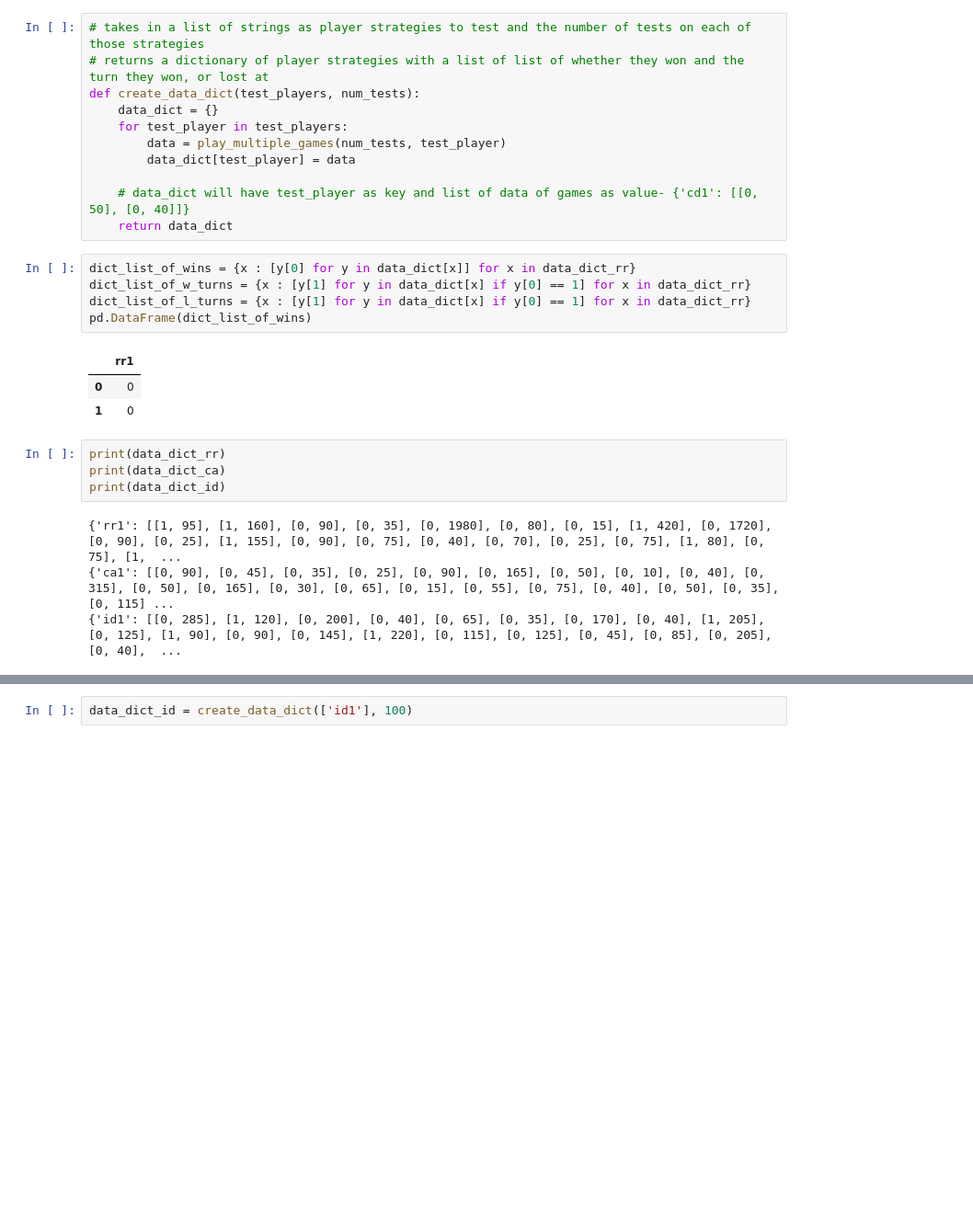
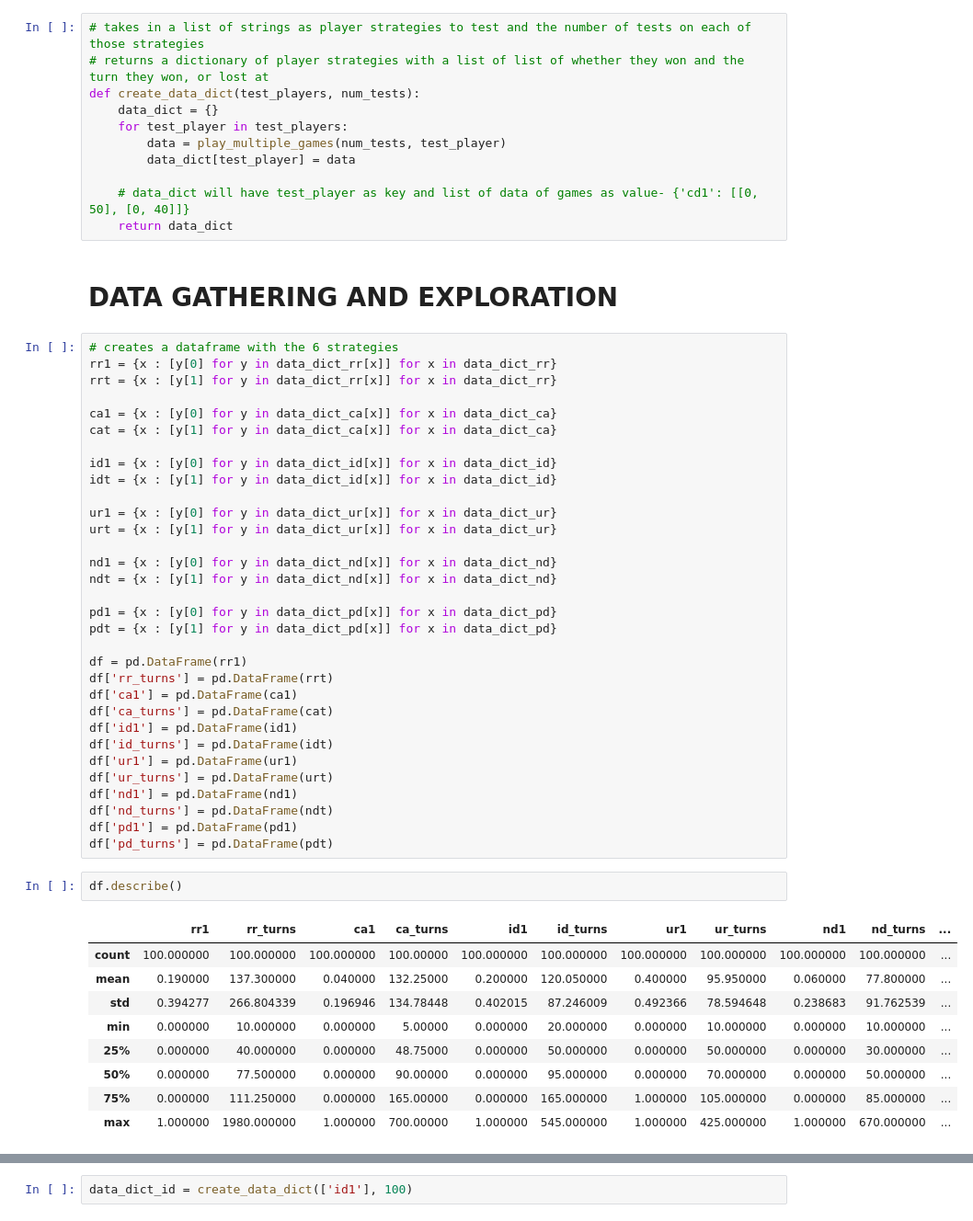
Before and after one commit to Trevor-McLemore/risk_analysis, a Jupyter notebook: risk.ipynb, the cells around one changed output, grey strips where cells are left out. Shown: that part at 92% size. Drawn from its saved outputs; the diff is of its cells as text; blank space fills up the shorter version.

```diff
--- a/risk.ipynb
+++ b/risk.ipynb
@@ -729,20 +729,49 @@ def create_data_dict(test_players, num_tests):
 
     # data_dict will have test_player as key and list of data of games as value- {'cd1': [[0, 50], [0, 40]]}
     return data_dict
-# %%
-dict_list_of_wins = {x : [y[0] for y in data_dict[x]] for x in data_dict_rr}
-dict_list_of_w_turns = {x : [y[1] for y in data_dict[x] if y[0] == 1] for x in data_dict_rr}
-dict_list_of_l_turns = {x : [y[1] for y in data_dict[x] if y[0] == 1] for x in data_dict_rr}
-pd.DataFrame(dict_list_of_wins)
-# %% [output]
-|  | rr1 |
-| 0 | 0 |
-| 1 | 0 |
-# %%
-print(data_dict_rr)
-print(data_dict_ca)
-print(data_dict_id)
-# %% [output]
-{'rr1': [[1, 95], [1, 160], [0, 90], [0, 35], [0, 1980], [0, 80], [0, 15], [1, 420], [0, 1720], [0, 90], [0, 25], [1, 155], [0, 90], [0, 75], [0, 40], [0, 70], [0, 25], [0, 75], [1, 80], [0, 75], [1,  ...
-{'ca1': [[0, 90], [0, 45], [0, 35], [0, 25], [0, 90], [0, 165], [0, 50], [0, 10], [0, 40], [0, 315], [0, 50], [0, 165], [0, 30], [0, 65], [0, 15], [0, 55], [0, 75], [0, 40], [0, 50], [0, 35], [0, 115] ...
-{'id1': [[0, 285], [1, 120], [0, 200], [0, 40], [0, 65], [0, 35], [0, 170], [0, 40], [1, 205], [0, 125], [1, 90], [0, 90], [0, 145], [1, 220], [0, 115], [0, 125], [0, 45], [0, 85], [0, 205], [0, 40],  ...
+# %% [markdown]
+# DATA GATHERING AND EXPLORATION
+# %%
+# creates a dataframe with the 6 strategies
+rr1 = {x : [y[0] for y in data_dict_rr[x]] for x in data_dict_rr}
+rrt = {x : [y[1] for y in data_dict_rr[x]] for x in data_dict_rr}
+
+ca1 = {x : [y[0] for y in data_dict_ca[x]] for x in data_dict_ca}
+cat = {x : [y[1] for y in data_dict_ca[x]] for x in data_dict_ca}
+
+id1 = {x : [y[0] for y in data_dict_id[x]] for x in data_dict_id}
+idt = {x : [y[1] for y in data_dict_id[x]] for x in data_dict_id}
+
+ur1 = {x : [y[0] for y in data_dict_ur[x]] for x in data_dict_ur}
+urt = {x : [y[1] for y in data_dict_ur[x]] for x in data_dict_ur}
+
+nd1 = {x : [y[0] for y in data_dict_nd[x]] for x in data_dict_nd}
+ndt = {x : [y[1] for y in data_dict_nd[x]] for x in data_dict_nd}
+
+pd1 = {x : [y[0] for y in data_dict_pd[x]] for x in data_dict_pd}
+pdt = {x : [y[1] for y in data_dict_pd[x]] for x in data_dict_pd}
+
+df = pd.DataFrame(rr1)
+df['rr_turns'] = pd.DataFrame(rrt)
+df['ca1'] = pd.DataFrame(ca1)
+df['ca_turns'] = pd.DataFrame(cat)
+df['id1'] = pd.DataFrame(id1)
+df['id_turns'] = pd.DataFrame(idt)
+df['ur1'] = pd.DataFrame(ur1)
+df['ur_turns'] = pd.DataFrame(urt)
+df['nd1'] = pd.DataFrame(nd1)
+df['nd_turns'] = pd.DataFrame(ndt)
+df['pd1'] = pd.DataFrame(pd1)
+df['pd_turns'] = pd.DataFrame(pdt)
+# %%
+df.describe()
+# %% [output]
+|  | rr1 | rr_turns | ca1 | ca_turns | id1 | id_turns | ur1 | ur_turns | nd1 | nd_turns | ... |
+| count | 100.000000 | 100.000000 | 100.000000 | 100.00000 | 100.000000 | 100.000000 | 100.000000 | 100.000000 | 100.000000 | 100.000000 | ... |
+| mean | 0.190000 | 137.300000 | 0.040000 | 132.25000 | 0.200000 | 120.050000 | 0.400000 | 95.950000 | 0.060000 | 77.800000 | ... |
+| std | 0.394277 | 266.804339 | 0.196946 | 134.78448 | 0.402015 | 87.246009 | 0.492366 | 78.594648 | 0.238683 | 91.762539 | ... |
+| min | 0.000000 | 10.000000 | 0.000000 | 5.00000 | 0.000000 | 20.000000 | 0.000000 | 10.000000 | 0.000000 | 10.000000 | ... |
+| 25% | 0.000000 | 40.000000 | 0.000000 | 48.75000 | 0.000000 | 50.000000 | 0.000000 | 50.000000 | 0.000000 | 30.000000 | ... |
+| 50% | 0.000000 | 77.500000 | 0.000000 | 90.00000 | 0.000000 | 95.000000 | 0.000000 | 70.000000 | 0.000000 | 50.000000 | ... |
+| 75% | 0.000000 | 111.250000 | 0.000000 | 165.00000 | 0.000000 | 165.000000 | 1.000000 | 105.000000 | 0.000000 | 85.000000 | ... |
+| max | 1.000000 | 1980.000000 | 1.000000 | 700.00000 | 1.000000 | 545.000000 | 1.000000 | 425.000000 | 1.000000 | 670.000000 | ... |
```
Also changed, not shown: parts of 12 cells of this notebook, 14 other files.
